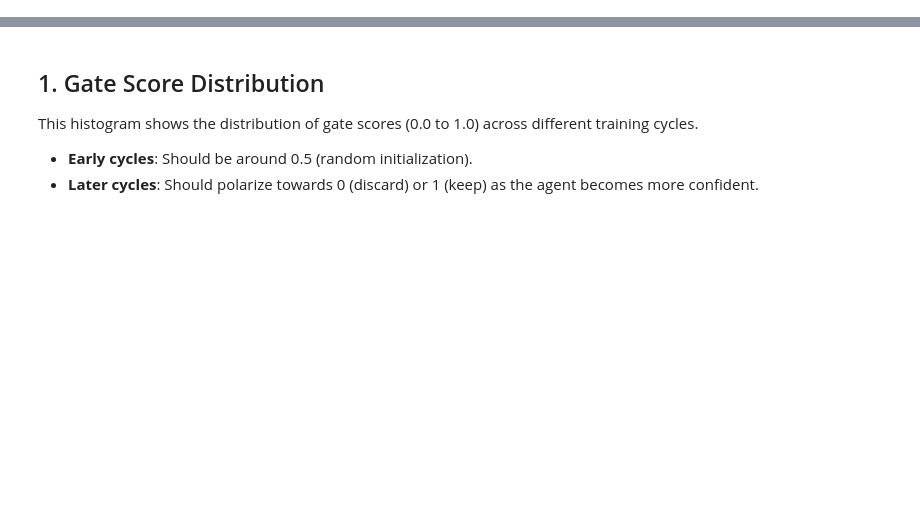
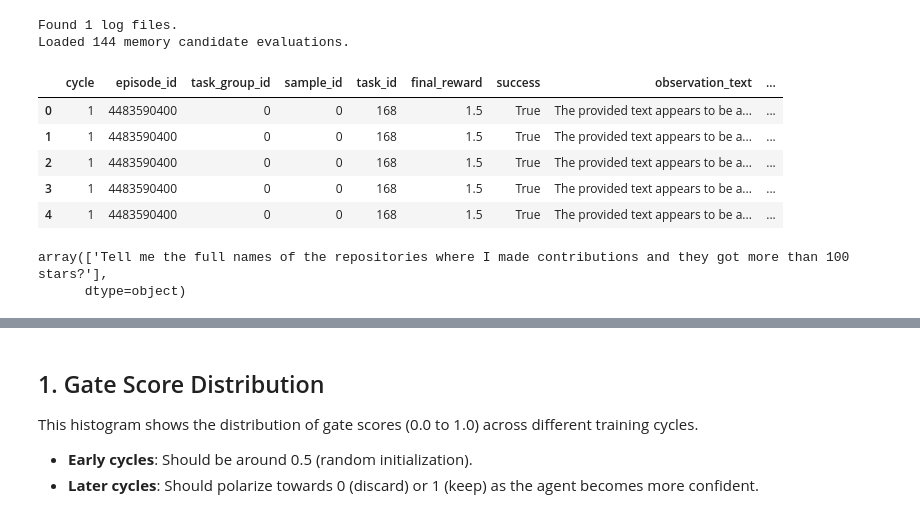
Before and after one commit to dean2727/ARMPA, a Jupyter notebook: analysis/analyze_results.ipynb, the cells around one changed output, grey strips where cells are left out. Saved outputs shown, nothing was run; the diff lists cells and outputs as text; code cells hidden in the pictures; blank space fills up the shorter version.

Commit message:
further additions so we properly track task and run with task range

```diff
--- a/analysis/analyze_results.ipynb
+++ b/analysis/analyze_results.ipynb
@@ -12,7 +12,7 @@ sns.set_theme(style="whitegrid")
 plt.rcParams['figure.figsize'] = [12, 6]
 
 # Configuration
-LOG_DIR = "../models/rl_filter_online"  # Adjust if your logs are elsewhere
+LOG_DIR = "../models/rl_filter"  # Adjust if your logs are elsewhere
 # %%
 def load_logs(log_dir):
     all_records = []
@@ -40,36 +40,56 @@ def load_logs(log_dir):
 
                 # Extract episode-level metrics
                 ep_id = episode.get('episode_id')
+                task_group_id = episode.get('task_group_id')  # Task group for GRPO (0, 1, 2, ...)
+                sample_id = episode.get('sample_id')  # Sample within task group
+                task_id = episode.get('task_id')  # Actual task ID from config
                 final_reward = episode.get('final_reward')
                 success = episode.get('success')
 
                 # Extract recall events
                 for recall in episode.get('recall_events', []):
                     obs_text = recall.get('observation_text', '')
                     goal_text = recall.get('goal_text', '')
 
                     for cand in recall.get('candidates', []):
                         record = {
                             'cycle': cycle_num,
                             'episode_id': ep_id,
+                            'task_group_id': task_group_id,
+                            'sample_id': sample_id,
+                            'task_id': task_id,
                             'final_reward': final_reward,
                             'success': success,
                             'observation_text': obs_text,
                             'goal_text': goal_text,
                             'memory_id': cand.get('memory_id'),
                             'similarity_score': cand.get('similarity_score'),
                             'gate_score': cand.get('gate_score'),
                             'gate_action': cand.get('gate_action'), # 1=Keep, 0=Discard
                             'selected': cand.get('selected'),
                             'memory_content': cand.get('memory_content')
                         }
                         all_records.append(record)
 
     return pd.DataFrame(all_records)
 
 df = load_logs(LOG_DIR)
 if not df.empty:
     print(f"Loaded {len(df)} memory candidate evaluations.")
     display(df.head())
 else:
     print("DataFrame is empty. Please run training to generate logs.")
+# %% [output]
+Found 1 log files.
+Loaded 144 memory candidate evaluations.
+|  | cycle | episode_id | task_group_id | sample_id | task_id | final_reward | success | observation_text | ... |
+| 0 | 1 | 4483590400 | 0 | 0 | 168 | 1.5 | True | The provided text appears to be a... | ... |
+| 1 | 1 | 4483590400 | 0 | 0 | 168 | 1.5 | True | The provided text appears to be a... | ... |
+| 2 | 1 | 4483590400 | 0 | 0 | 168 | 1.5 | True | The provided text appears to be a... | ... |
+| 3 | 1 | 4483590400 | 0 | 0 | 168 | 1.5 | True | The provided text appears to be a... | ... |
+| 4 | 1 | 4483590400 | 0 | 0 | 168 | 1.5 | True | The provided text appears to be a... | ... |
+# %%
+df['goal_text'].unique()
+# %% [output]
+array(['Tell me the full names of the repositories where I made contributions and they got more than 100 stars?'],
+      dtype=object)
```
Also changed, not shown: parts of 3 cells of this notebook, 1 other file.
